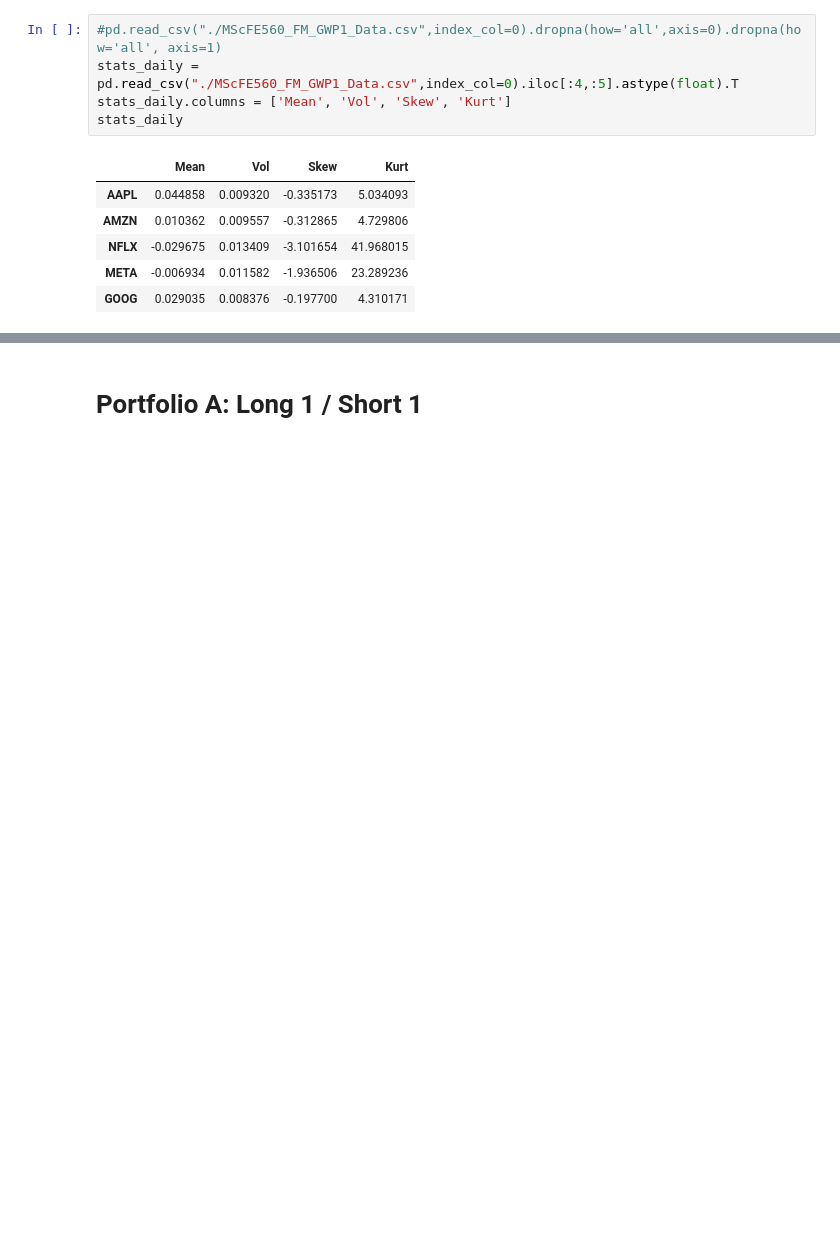
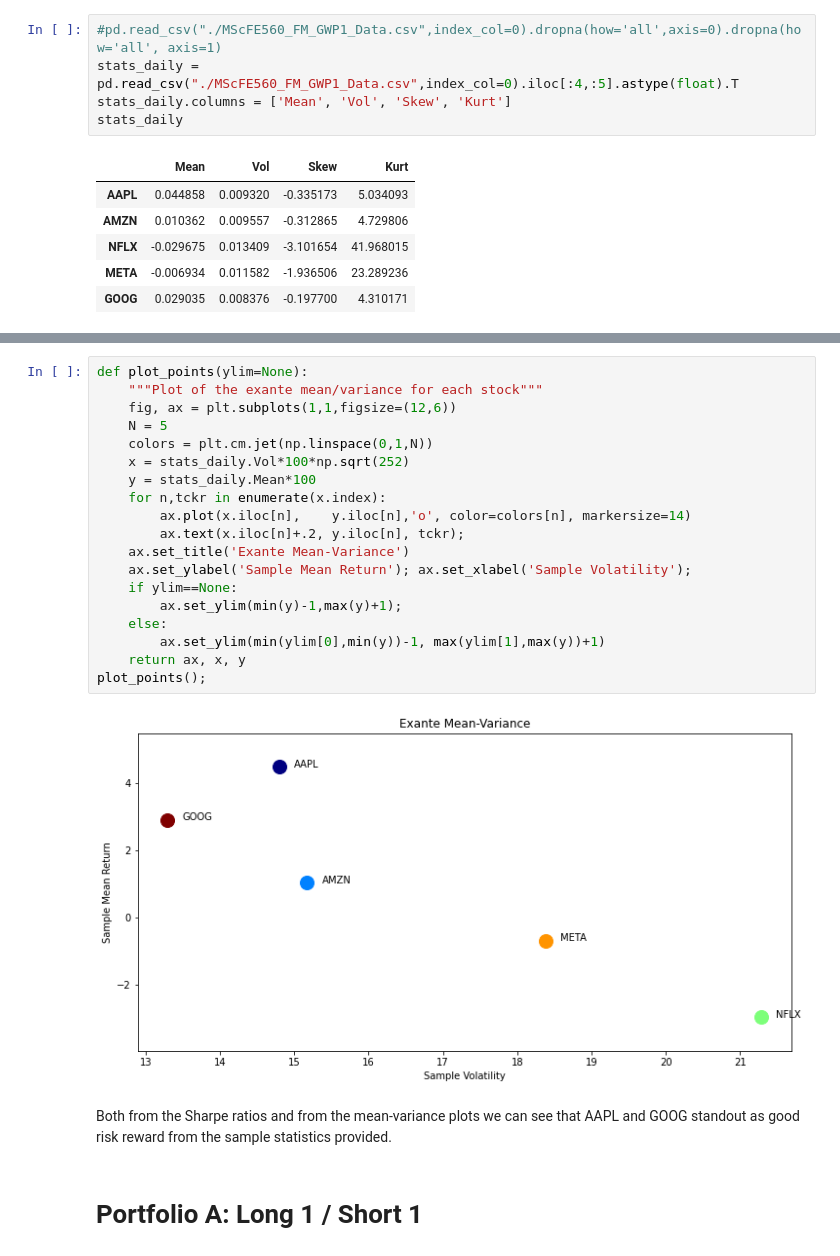
Before and after one commit to zharl/WorldQuantUniversity, a Jupyter notebook: FE560 Financial Markets/report.ipynb, the cells around one changed output, grey strips where cells are left out. Drawn from its saved outputs; the diff is of its cells as text; blank space fills up the shorter version.

```diff
--- a/FE560 Financial Markets/report.ipynb
+++ b/FE560 Financial Markets/report.ipynb
@@ -38,2 +27,25 @@ var_p(w)
+# %%
+def plot_points(ylim=None):
+    """Plot of the exante mean/variance for each stock"""
+    fig, ax = plt.subplots(1,1,figsize=(12,6))
+    N = 5
+    colors = plt.cm.jet(np.linspace(0,1,N))
+    x = stats_daily.Vol*100*np.sqrt(252)
+    y = stats_daily.Mean*100
+    for n,tckr in enumerate(x.index):
+        ax.plot(x.iloc[n],    y.iloc[n],'o', color=colors[n], markersize=14)
+        ax.text(x.iloc[n]+.2, y.iloc[n], tckr);
+    ax.set_title('Exante Mean-Variance')
+    ax.set_ylabel('Sample Mean Return'); ax.set_xlabel('Sample Volatility');
+    if ylim==None:
+        ax.set_ylim(min(y)-1,max(y)+1);
+    else:
+        ax.set_ylim(min(ylim[0],min(y))-1, max(ylim[1],max(y))+1)
+    return ax, x, y
+plot_points();
+# %% [output]
+[figure, added]
+# %% [markdown]
+Both from the Sharpe ratios and from the mean-variance plots we can see that AAPL and GOOG standout as good risk reward from the sample statistics provided.
 # %% [markdown]
 # Portfolio A: Long 1 / Short 1
```
Also changed, not shown: parts of 26 cells of this notebook, 2 other files.
